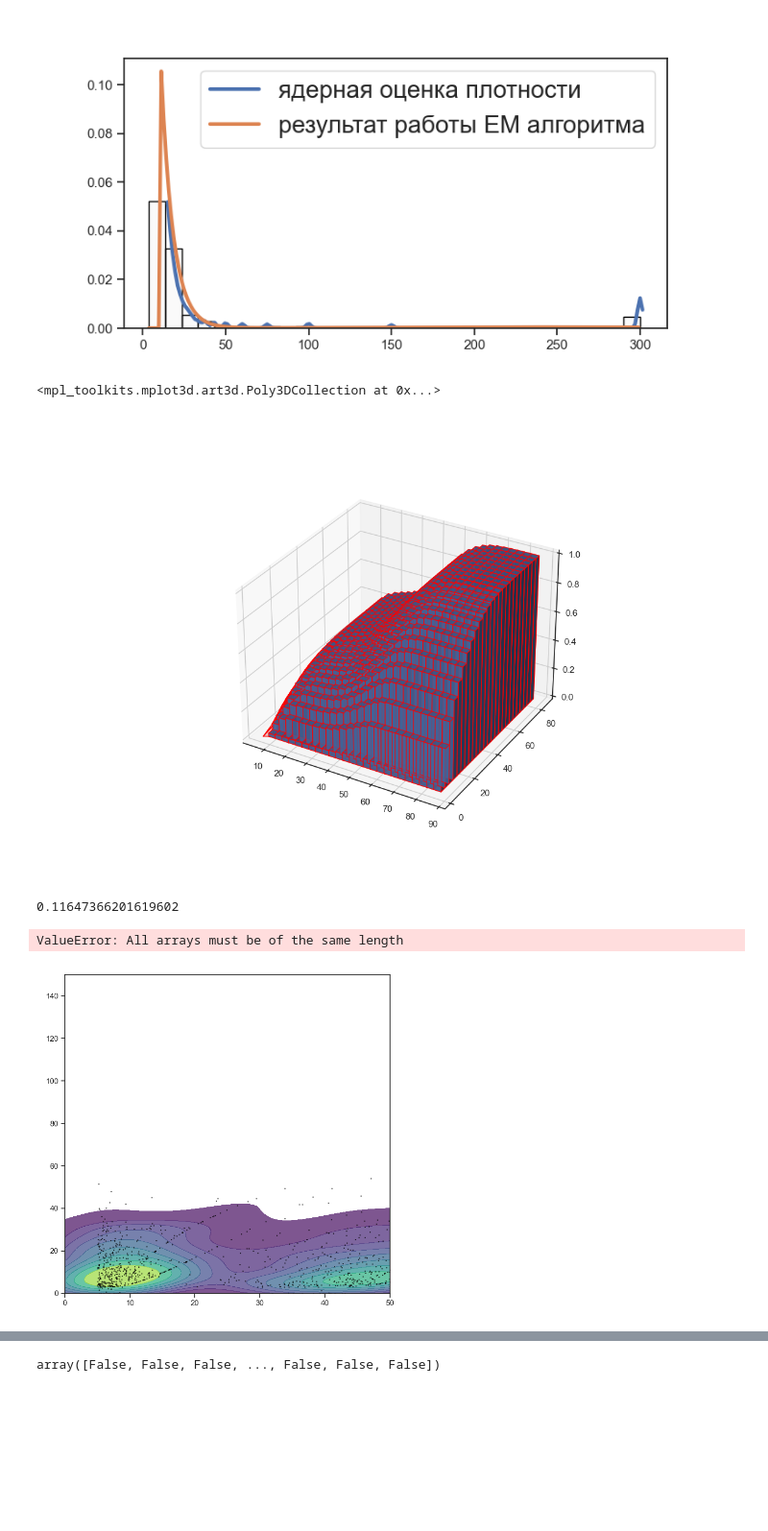
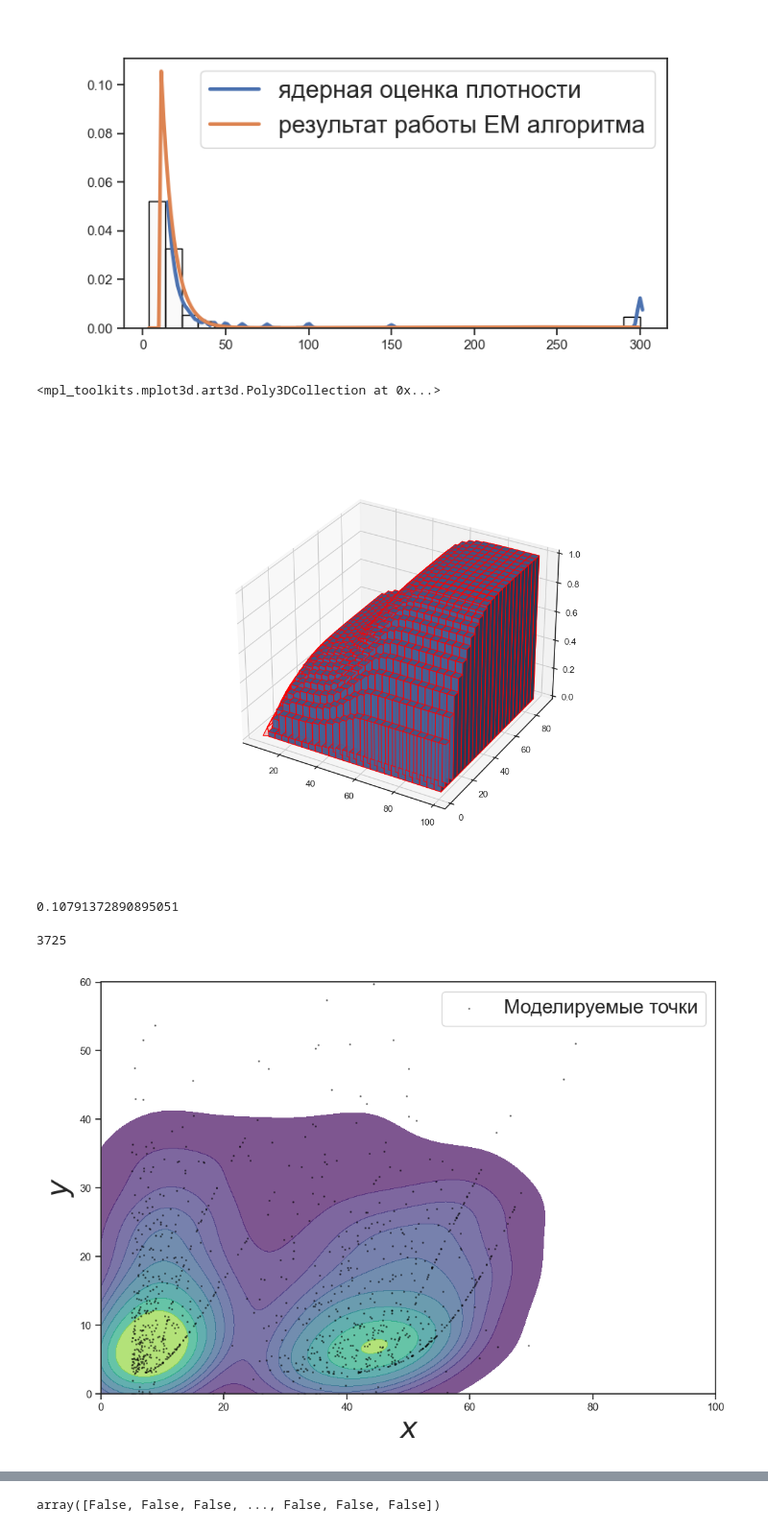
Before and after one commit to TimofeyTis/UBPS2024, a Jupyter notebook: otchet_2sem.ipynb, the cells around one changed output, grey strips where cells are left out. Shown at 96% size. Saved outputs shown, nothing was run; the diff lists cells and outputs as text; code cells hidden in the pictures; blank space fills up the shorter version.

```diff
--- a/otchet_2sem.ipynb
+++ b/otchet_2sem.ipynb
@@ -91,14 +91,14 @@ stat_2 = df[(df['usdk'] == 30) & (df['zone'] == 3)].dropna()
 
 while t < 20921400:
 
-
-    stat1 = stat_1[(stat_1['dt_int'] < t+3600*24) & (stat_1['dt_int'] >=t)]
-    stat2 = stat_2[(stat_2['dt_int'] < t+3600*24) & (stat_2['dt_int'] >=t)]
+    t2= t+3600*24
+    stat1 = stat_1[(stat_1['dt_int'] < t2) & (stat_1['dt_int'] >=t)]
+    stat2 = stat_2[(stat_2['dt_int'] < t2) & (stat_2['dt_int'] >=t)]
 
     data_collector1.append(stat1['intensivity'].to_list())
     data_collector2.append(stat2['intensivity'].to_list())
 
-    t+=3600*24
+    t=t2
 
 df1 = pd.DataFrame(data_collector1)
 df2 = pd.DataFrame(data_collector2)
@@ -121,9 +121,8 @@ df1
 | 241 | NaN | NaN | NaN | NaN | NaN | NaN | NaN | NaN | NaN | NaN | ... | ... |
 242 rows × 289 columns
 # %%
-t = 17
-t1 = (24-t +10)*3600//300
-t2 = (24-t +14)*3600//300
+t1 = ((24-17) +10)*3600//300
+t2 = ((24-17) +12)*3600//300
 
 mixed_data1 =  df1[t2].dropna().to_numpy()
 mixed_data2 =  df2[t2].dropna().to_numpy()
@@ -583,8 +591,12 @@ C1 = CMO(F(x),G(y))
 ax.plot_trisurf(x.ravel(), y.ravel(), C1.ravel(),                 color=(1, 0, 0, 0.2),  edgecolor=(1, 0, 0, 1))
 # %% [output]
 <mpl_toolkits.mplot3d.art3d.Poly3DCollection at 0x...>
-[figure, old version]
+[figure, new version]
 # %%
 max(abs(C1.ravel() - CH.ravel()))
 # %% [output]
-0.11647366201619602
+0.10791372890895051
+# %%
+len(mixed_data1)
+# %% [output]
+3725
@@ -602,7 +630,7 @@ x[x<0] = 0
 y[y<0] = 0
 
 
-fig = plt.figure(figsize=(14, 7))
+fig = plt.figure(figsize=(10, 7))
 
 margins = {
     "left"   : 0.05,
@@ -617,13 +645,22 @@ fig.set_tight_layout(0.05)
 
 
 
-ax = fig.add_subplot(1,2,1)
+ax = fig.add_subplot(1,1,1)
 
-# Построение диаграммы рассеяния с контурными линиями плотности
+# # Построение диаграммы рассеяния с контурными линиями плотности
 sns.kdeplot(x=x, y=y,ax=ax, fill=True, cmap="viridis", levels=10, alpha=0.7)  # KDE-фон
 ax.scatter(x, y, s=1, color="black", alpha=0.5, label="Моделируемые точки")  # Точки поверх фона
-ax.set_xlim((0,50))
-ax.set_ylim((0,150))
+ax.set_xlim((0,100))
+ax.set_ylim((0,60))
+
+ax.set_xlabel(r"$x$", fontsize = 30)
+ax.set_ylabel(r"$y$", fontsize = 30)
+
+
+
+ax.legend(fontsize = 20)
+
+
 
 
 # U = np.random.uniform(0, 1, 10000000)
@@ -631,45 +668,52 @@ ax.set_ylim((0,150))
 # U1 = pow(U , -alpha )
 # V1 = pow(V , -beta )
 # gate = 0.0001
 # mask = (U1< V1 +gate) & ((U1+gate> V1))
 # U  = U[mask]
 # V  = V[mask]
 # x = make_rvs_CMO(U, p1, f)
 # y = make_rvs_CMO(V, p2, g)
 
 # ax.scatter(x, y, color =(1,0,0), s = 3, label = r"Кривая $F(x)^{-\theta_1} = G(y)^{-\theta_2}$")
 # ax.set_xlabel(r"$x$", fontsize = 30)
 # ax.set_ylabel(r"$y$", fontsize = 30)
 # ax.legend(fontsize = 20)
 
 
 # ax2 = fig.add_subplot(1,2,2)
 # x = np.append(f1.rvs(int(p1[0]*size)) , f2.rvs(int(p1[1]*size)))
 # y = np.append(g1.rvs(int(p2[0]*size)) , g2.rvs(int(p2[1]*size)))
 
 
 # x = accum(filter(30,4),0,24)
 # y = accum(filter(30,5),0,24)
 # rows, = min(x.shape, y.shape)
 # y = y[:rows]
 # x = x[:rows]
 # ax2.set_xlim((-10,40))
 # ax2.set_ylim((-10,40))
-y= mixed_data1
-x= mixed_data2
-# Построение диаграммы рассеяния с контурными линиями плотности
-sns.kdeplot(x=x, y=y,ax=ax2, fill=True, cmap="viridis", levels=10, alpha=0.7)  # KDE-фон
-ax2.scatter(x, y, s=1, color="black", alpha=0.5, label="Точки выборки")  # Точки поверх фона
-ax2.set_xlim((0,310))
-ax2.set_ylim((0,310))
-ax2.set_xlabel(r"$x$", fontsize = 30)
-ax2.set_ylabel(r"$y$", fontsize = 30)
-ax2.legend(fontsize = 20)
+
+
+
+
+# ax.set_xlabel(r"$x$", fontsize = 30)
+# ax.set_ylabel(r"$y$", fontsize = 30)
+
+# ax2 = fig.add_subplot(1,1,1)
+# ax2.set_xlim((0,120))
+# ax2.set_ylim((0,100))
+# x= mixed_data1[(mixed_data1<150)&(mixed_data2<150)]
+# y= mixed_data2[(mixed_data1<150)&(mixed_data2<150)]
+# # Построение диаграммы рассеяния с контурными линиями плотности
+# sns.kdeplot(x=x, y=y,ax=ax2, fill=True, cmap="viridis", levels=10, alpha=0.7)  # KDE-фон
+# ax2.scatter(x, y, s=1, color="black", alpha=0.5, label="Точки выборки")  # Точки поверх фона
+# ax2.set_xlabel(r"$x$", fontsize = 30)
+# ax2.set_ylabel(r"$y$", fontsize = 30)
+# ax2.legend(fontsize = 20)
 
 fig.savefig("scatterplot.png", dpi =300)
 # %% [output]
-ValueError: All arrays must be of the same length
-[figure, old version]
+[figure, new version]
 # %%
 
 fig = plt.figure(figsize=(16, 8))
```
Also changed, not shown: parts of 10 cells of this notebook, 15 other files.
